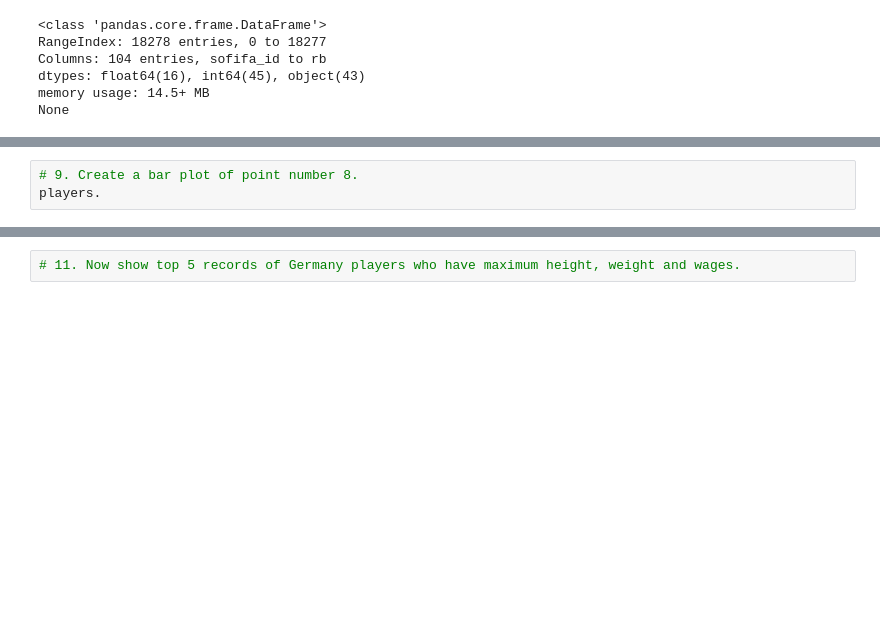
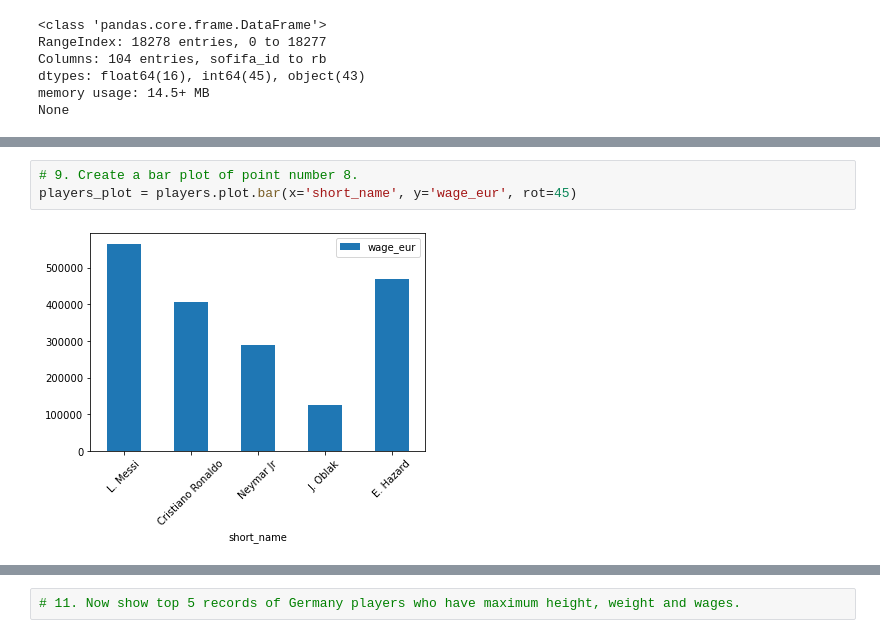
Before and after one commit to Jrowez/JUMPlus-dataProject1, a Jupyter notebook: dataProject1.ipynb, the cells around one changed output, grey strips where cells are left out. Saved outputs shown, nothing was run; the diff lists cells and outputs as text; blank space fills up the shorter version.

```diff
--- a/dataProject1.ipynb
+++ b/dataProject1.ipynb
@@ -106,5 +108,7 @@ players.sort_values(by='wage_eur', ascending=False).head()
 # %%
 # 9. Create a bar plot of point number 8.
-players.
+players_plot = players.plot.bar(x='short_name', y='wage_eur', rot=45)
+# %% [output]
+[figure, added]
 # %%
 # 10. Show top 10 records of Germany.
```
Also changed, not shown: parts of 8 cells of this notebook.
